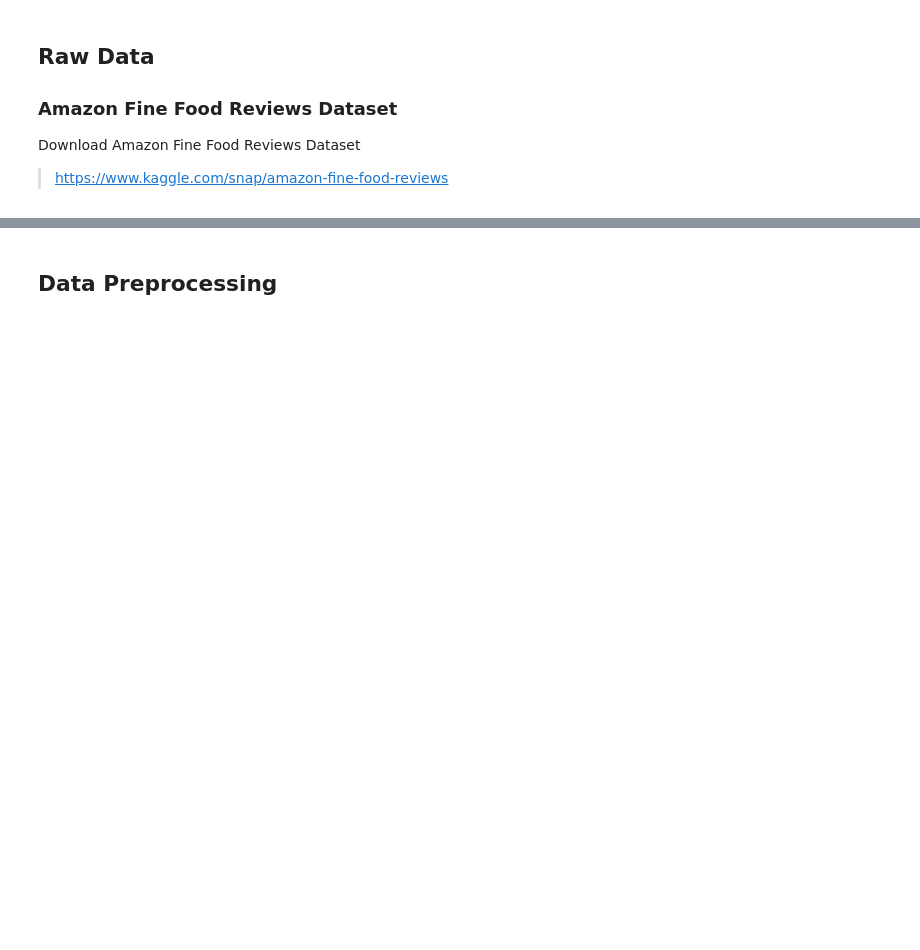
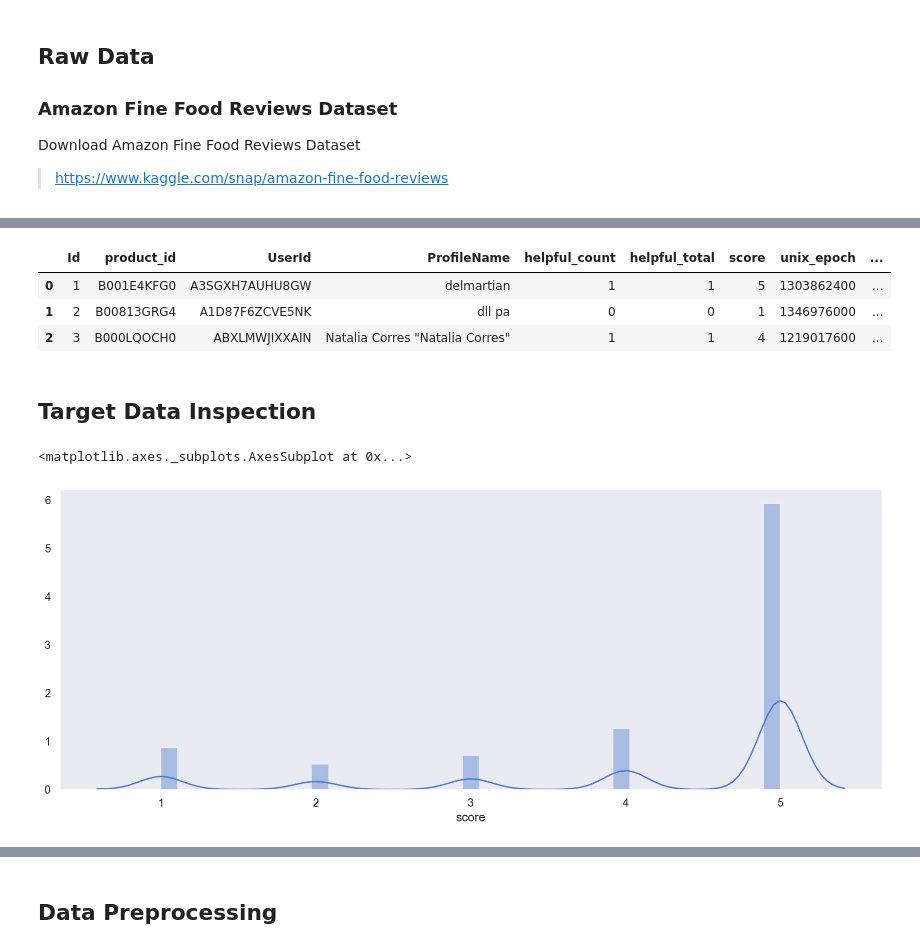
Before and after one commit to wesdoyle/data-science-notebooks, a Jupyter notebook: Amazon Food Reviews.ipynb, the cells around one changed output, grey strips where cells are left out. Saved outputs shown, nothing was run; the diff lists cells and outputs as text; code cells hidden in the pictures; blank space fills up the shorter version.

```diff
--- a/Amazon Food Reviews.ipynb
+++ b/Amazon Food Reviews.ipynb
@@ -47,0 +81,25 @@ df = df[:6000]
+# %%
+col_rename_map = {
+    'ProductId': 'product_id',
+    'HelpfulnessNumerator': 'helpful_count',
+    'HelpfulnessDenominator': 'helpful_total',
+    'Score': 'score',
+    'Summary': 'summary_text',
+    'Text': 'review_text',
+    'Time': 'unix_epoch'
+}
+
+df.rename(columns=col_rename_map, inplace=True)
+df.head(3)
+# %% [output]
+|  | Id | product_id | UserId | ProfileName | helpful_count | helpful_total | score | unix_epoch | ... |
+| 0 | 1 | B001E4KFG0 | A3SGXH7AUHU8GW | delmartian | 1 | 1 | 5 | 1303862400 | ... |
+| 1 | 2 | B00813GRG4 | A1D87F6ZCVE5NK | dll pa | 0 | 0 | 1 | 1346976000 | ... |
+| 2 | 3 | B000LQOCH0 | ABXLMWJIXXAIN | Natalia Corres "Natalia Corres" | 1 | 1 | 4 | 1219017600 | ... |
+# %% [markdown]
+## Target Data Inspection
+# %%
+sns.distplot(df.score)
+# %% [output]
+<matplotlib.axes._subplots.AxesSubplot at 0x...>
+[figure, added]
```
Also changed, not shown: parts of 66 cells of this notebook, 2 other files.
